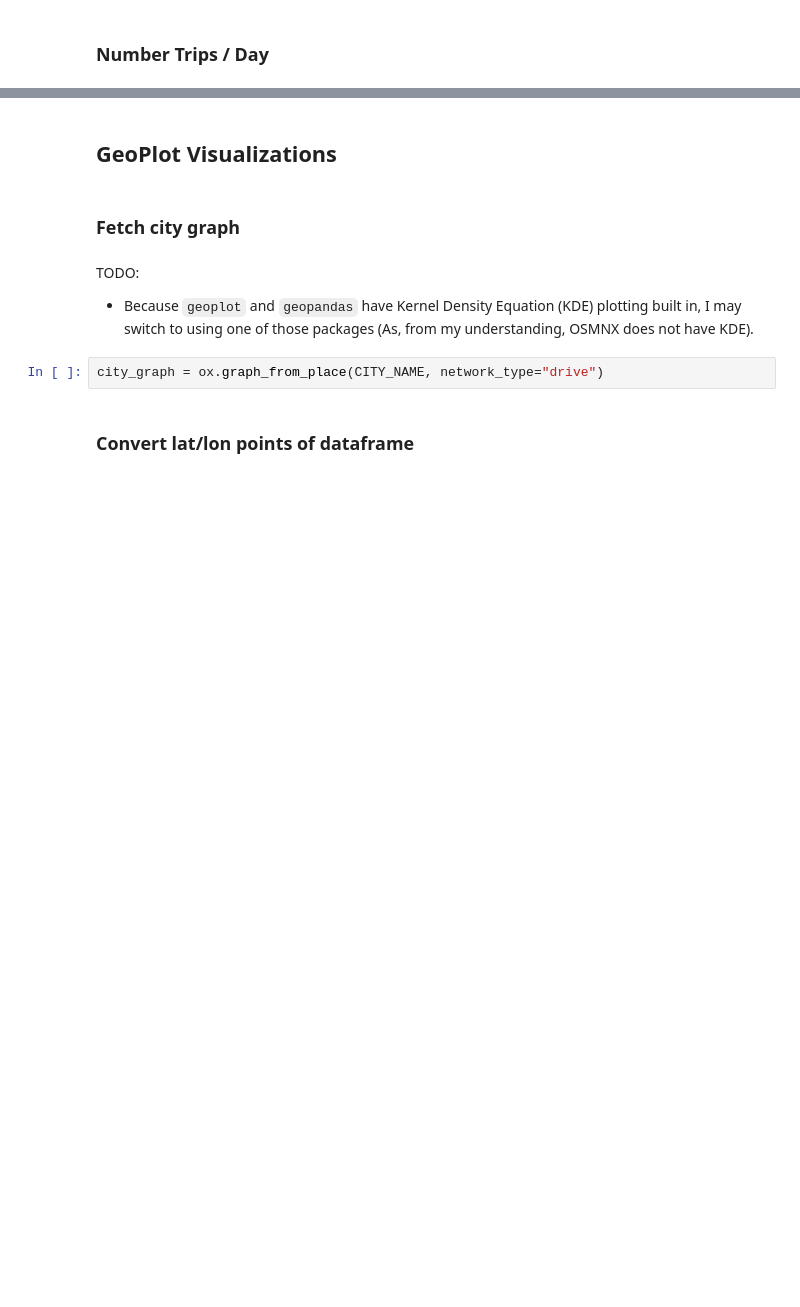
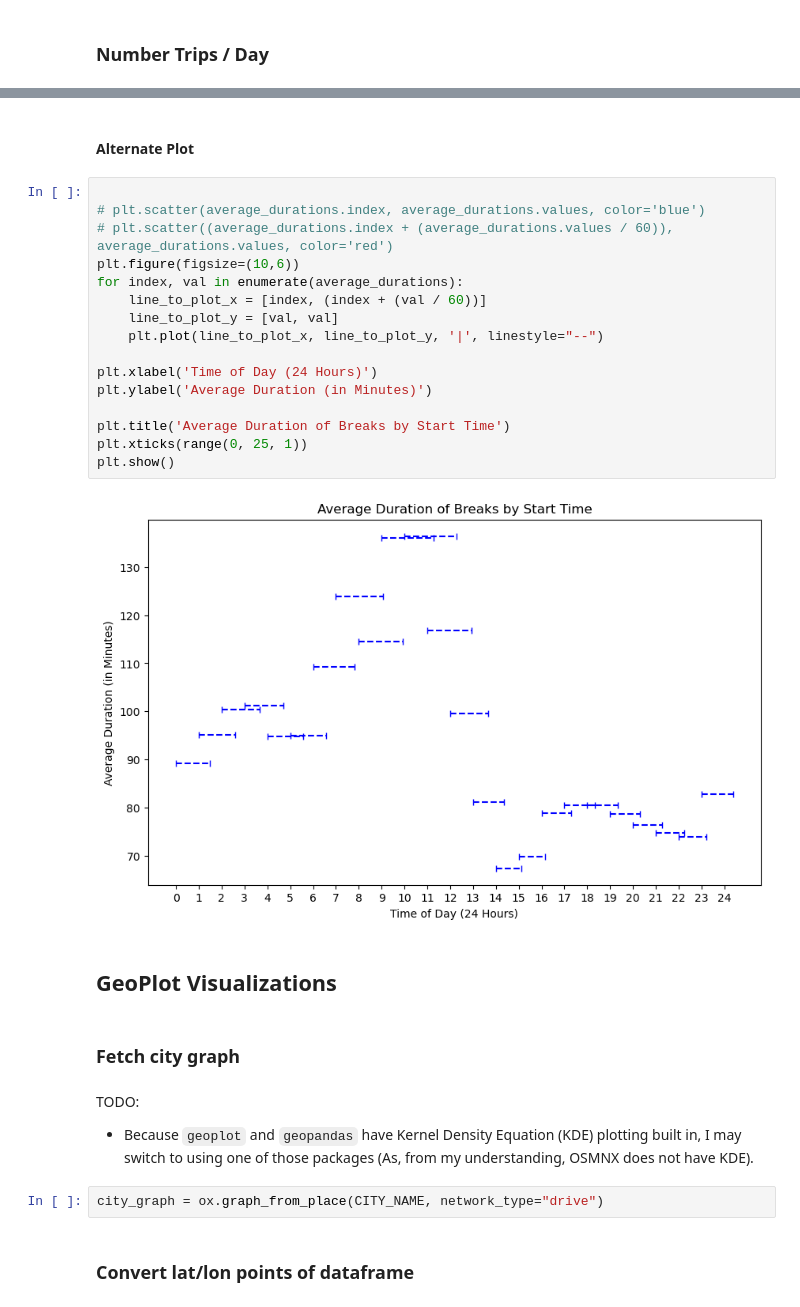
Before and after one commit to the-bay-kay/Gridwise-Data-Visualization, a Jupyter notebook: parse_gridwise_data.ipynb, the cells around one changed output, grey strips where cells are left out. Saved outputs shown, nothing was run; the diff lists cells and outputs as text; blank space fills up the shorter version.

```diff
--- a/parse_gridwise_data.ipynb
+++ b/parse_gridwise_data.ipynb
@@ -83,3 +323,23 @@ single_day_grouped_df.columns = ['Number of Trips', 'Number of Users']''
+# %% [markdown]
+#### Alternate Plot
+# %%
+
+# plt.scatter(average_durations.index, average_durations.values, color='blue')
+# plt.scatter((average_durations.index + (average_durations.values / 60)), average_durations.values, color='red')
+plt.figure(figsize=(10,6))
+for index, val in enumerate(average_durations):
+    line_to_plot_x = [index, (index + (val / 60))]
+    line_to_plot_y = [val, val]
+    plt.plot(line_to_plot_x, line_to_plot_y, '|', linestyle="--")
+
+plt.xlabel('Time of Day (24 Hours)')
+plt.ylabel('Average Duration (in Minutes)')
+
+plt.title('Average Duration of Breaks by Start Time')
+plt.xticks(range(0, 25, 1))
+plt.show()
+# %% [output]
+[figure, added]
 # %% [markdown]
 ## GeoPlot Visualizations
 # %% [markdown]
```
Also changed, not shown: parts of 30 cells of this notebook, 2 other files.
